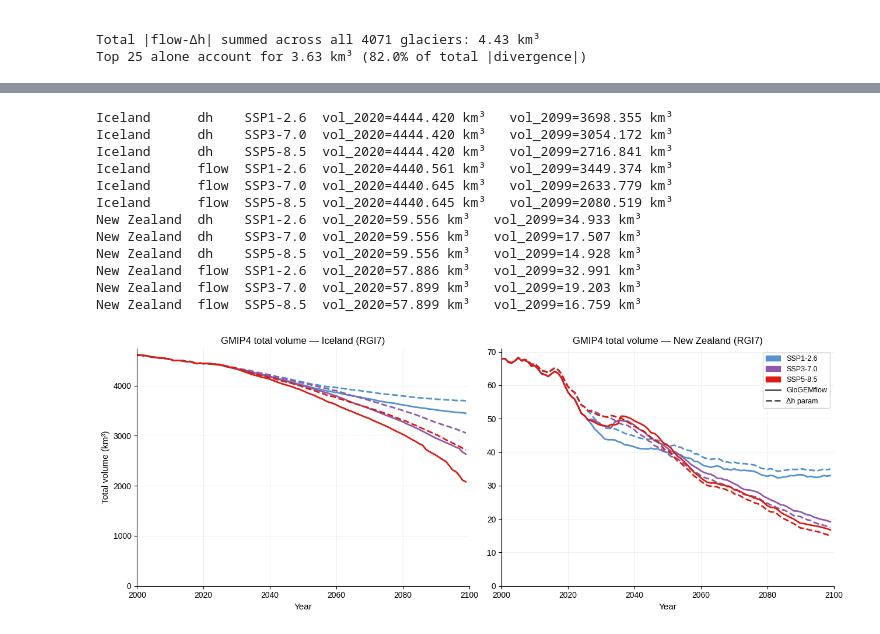
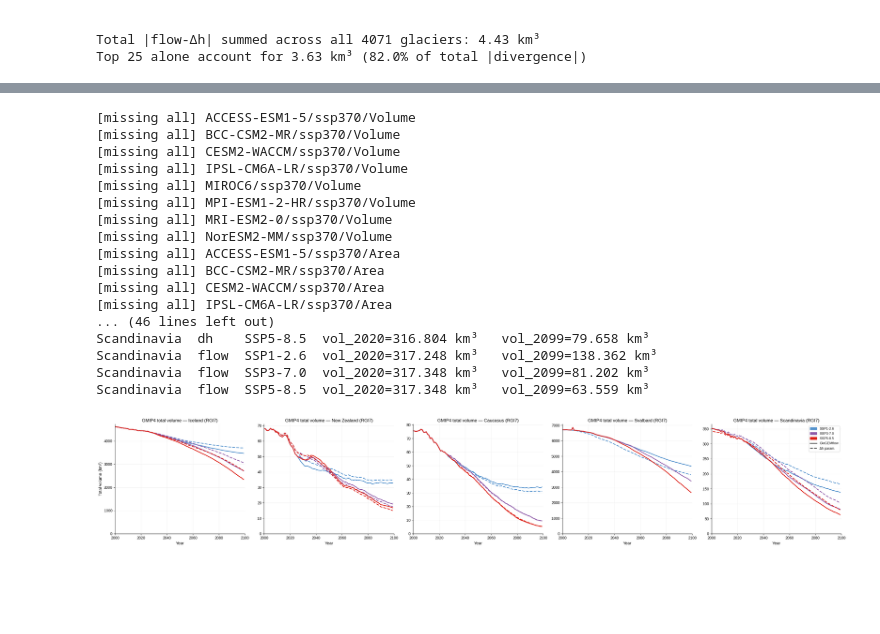
Before and after one commit to eth-vaw-glaciology/GloGEM, a Jupyter notebook: flow_analysis/comparison_regions_full.ipynb, the cells around one changed output, grey strips where cells are left out. Drawn from its saved outputs; the diff is of its cells as text; code cells hidden in the pictures; blank space fills up the shorter version.

```diff
--- a/flow_analysis/comparison_regions_full.ipynb
+++ b/flow_analysis/comparison_regions_full.ipynb
@@ -918,6 +962,7 @@ NEW_ZEALAND = dict(
 # %%
-# ── Load GMIP4 volume + area for Iceland & New Zealand (same machinery as the
-#    CentralEurope GMIP4 section, generalised via load_mean's region kwargs) ─
+# ── Load GMIP4 volume + area for Iceland, New Zealand, Caucasus, Svalbard &
+#    Scandinavia (same machinery as the CentralEurope GMIP4 section,
+#    generalised via load_mean's region kwargs) ─────────────────────────────
 def load_region_gmip4(region):
     vol, area = {}, {}
     for method, rundir in region['dirs'].items():
@@ -931,11 +976,15 @@ def load_region_gmip4(region):
             area[method][ssp] = load_mean(rundir, 'Area',   ssp, row_max=region['area_row_max'], **common)
     return vol, area
 
-vol_iceland, area_iceland = load_region_gmip4(ICELAND)
-vol_nz, area_nz           = load_region_gmip4(NEW_ZEALAND)
+vol_iceland, area_iceland   = load_region_gmip4(ICELAND)
+vol_nz, area_nz             = load_region_gmip4(NEW_ZEALAND)
+vol_caucasus, area_caucasus = load_region_gmip4(CAUCASUS)
+vol_svalbard, area_svalbard = load_region_gmip4(SVALBARD)
+vol_scandinavia, area_scandinavia = load_region_gmip4(SCANDINAVIA)
 
 # Sanity check
-for label, vol_r in [('Iceland', vol_iceland), ('New Zealand', vol_nz)]:
+for label, vol_r in [('Iceland', vol_iceland), ('New Zealand', vol_nz), ('Caucasus', vol_caucasus),
+                      ('Svalbard', vol_svalbard), ('Scandinavia', vol_scandinavia)]:
     for method in ('dh', 'flow'):
         for ssp in GMIP4_SSPS:
             v = vol_r[method][ssp]
@@ -943,47 +992,54 @@ for label, vol_r in [('Iceland', vol_iceland), ('New Zealand', vol_nz)]:
                 print(f'{label:<12} {method:<5} {GMIP4_SSP_LABELS[ssp]}  '
                       f'vol_2020={v[I_2020]:.3f} km³   vol_2099={v[I_LAST]:.3f} km³')
 # %% [output]
-Iceland      dh    SSP1-2.6  vol_2020=4444.420 km³   vol_2099=3698.355 km³
-Iceland      dh    SSP3-7.0  vol_2020=4444.420 km³   vol_2099=3054.172 km³
-Iceland      dh    SSP5-8.5  vol_2020=4444.420 km³   vol_2099=2716.841 km³
-Iceland      flow  SSP1-2.6  vol_2020=4440.561 km³   vol_2099=3449.374 km³
-Iceland      flow  SSP3-7.0  vol_2020=4440.645 km³   vol_2099=2633.779 km³
-Iceland      flow  SSP5-8.5  vol_2020=4440.645 km³   vol_2099=2080.519 km³
-New Zealand  dh    SSP1-2.6  vol_2020=59.556 km³   vol_2099=34.933 km³
-New Zealand  dh    SSP3-7.0  vol_2020=59.556 km³   vol_2099=17.507 km³
-New Zealand  dh    SSP5-8.5  vol_2020=59.556 km³   vol_2099=14.928 km³
-New Zealand  flow  SSP1-2.6  vol_2020=57.886 km³   vol_2099=32.991 km³
-New Zealand  flow  SSP3-7.0  vol_2020=57.899 km³   vol_2099=19.203 km³
-New Zealand  flow  SSP5-8.5  vol_2020=57.899 km³   vol_2099=16.759 km³
+[missing all] ACCESS-ESM1-5/ssp370/Volume
+[missing all] BCC-CSM2-MR/ssp370/Volume
+[missing all] CESM2-WACCM/ssp370/Volume
+[missing all] IPSL-CM6A-LR/ssp370/Volume
+[missing all] MIROC6/ssp370/Volume
+[missing all] MPI-ESM1-2-HR/ssp370/Volume
+[missing all] MRI-ESM2-0/ssp370/Volume
+[missing all] NorESM2-MM/ssp370/Volume
+[missing all] ACCESS-ESM1-5/ssp370/Area
+[missing all] BCC-CSM2-MR/ssp370/Area
+[missing all] CESM2-WACCM/ssp370/Area
+[missing all] IPSL-CM6A-LR/ssp370/Area
+... (46 lines left out)
+Scandinavia  dh    SSP5-8.5  vol_2020=316.804 km³   vol_2099=79.658 km³
+Scandinavia  flow  SSP1-2.6  vol_2020=317.248 km³   vol_2099=138.362 km³
+Scandinavia  flow  SSP3-7.0  vol_2020=317.348 km³   vol_2099=81.202 km³
+Scandinavia  flow  SSP5-8.5  vol_2020=317.348 km³   vol_2099=63.559 km³
 # %%
-# ── Figure (GMIP4): Total volume — Iceland (left) vs New Zealand (right) ────
-fig, axes = plt.subplots(1, 2, figsize=(13, 5))
+# ── Figure (GMIP4): Total volume — Iceland / New Zealand / Caucasus / Svalbard / Scandinavia ──
+fig, axes = plt.subplots(1, 5, figsize=(28, 5))
 
-for ax, (region_label, vol_region) in zip(axes, [('Iceland', vol_iceland), ('New Zealand', vol_nz)]):
+REGIONS_INZ = [('Iceland', vol_iceland), ('New Zealand', vol_nz), ('Caucasus', vol_caucasus),
+               ('Svalbard', vol_svalbard), ('Scandinavia', vol_scandinavia)]
+for ax, (region_label, vol_region) in zip(axes, REGIONS_INZ):
     for ssp in GMIP4_SSPS:
         c = GMIP4_SSP_COLORS[ssp]
         for method, ls in [('flow', '-'), ('dh', '--')]:
             v = vol_region[method][ssp]
             if v is not None:
                 ax.plot(years, v, color=c, ls=ls, lw=2.0)
     ax.set_xlim(2000, 2100)
     ax.set_ylim(bottom=0)
     ax.set_xlabel('Year', fontsize=11)
     ax.set_title(f'GMIP4 total volume — {region_label} (RGI7)', fontsize=12)
     ax.grid(True, alpha=0.25, lw=0.6)
 
 axes[0].set_ylabel('Total volume (km³)', fontsize=11)
 
 legend_ssp = [Patch(color=GMIP4_SSP_COLORS[s], label=GMIP4_SSP_LABELS[s]) for s in GMIP4_SSPS]
 legend_mdl = [
     Line2D([0], [0], color='0.3', ls='-',  lw=2.0, label='GloGEMflow'),
     Line2D([0], [0], color='0.3', ls='--', lw=2.0, label='Δh param.'),
 ]
-axes[1].legend(handles=legend_ssp + legend_mdl, fontsize=9,
+axes[4].legend(handles=legend_ssp + legend_mdl, fontsize=9,
                loc='upper right', framealpha=0.85)
 
 fig.tight_layout()
 plt.show()
 # %% [output]
-[figure, old version]
+[figure, new version]
 # %%
```
Also changed, not shown: parts of 7 cells of this notebook, 19 other files.
